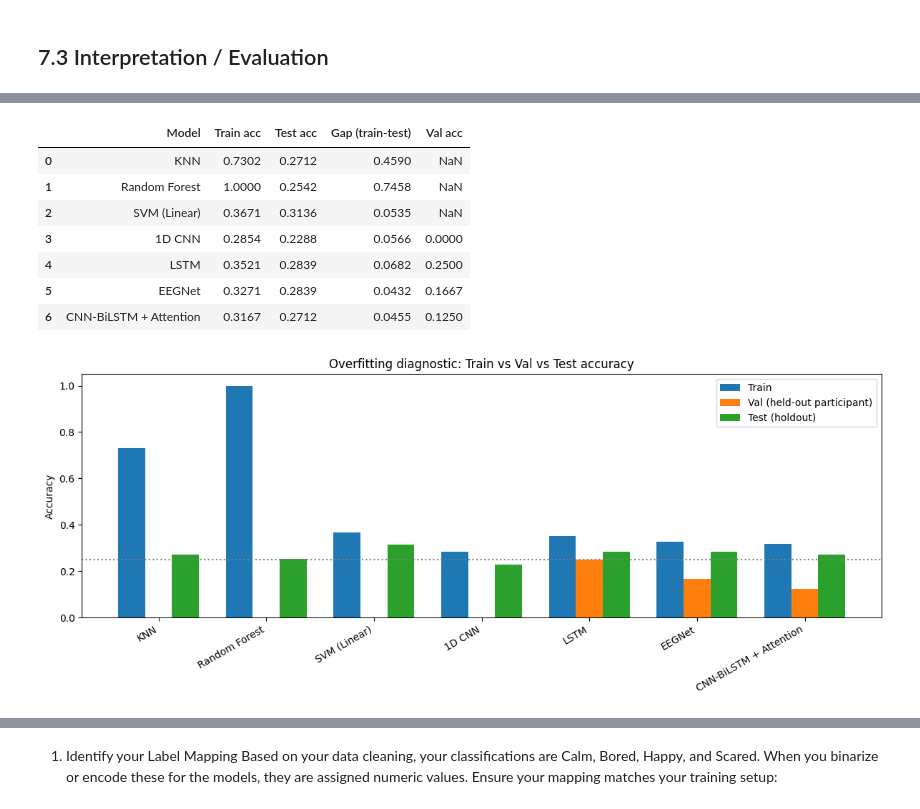
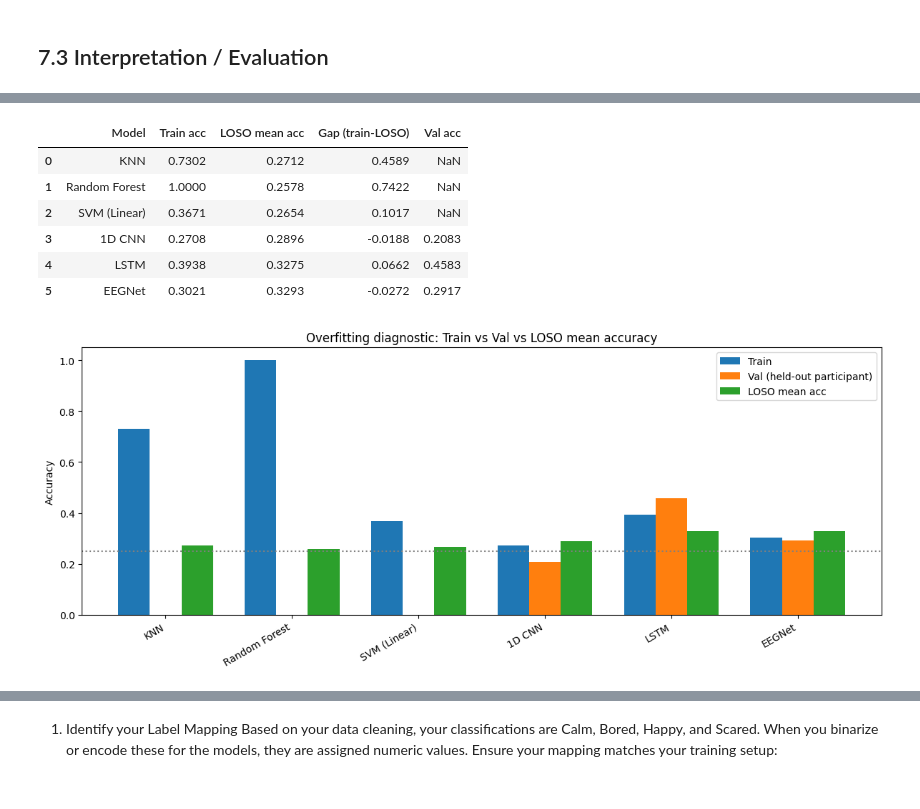
Before and after one commit to mushfique-tajwar/VR-EEG-Deep-Learning, a Jupyter notebook: code.ipynb, the cells around one changed output, grey strips where cells are left out. Saved outputs shown, nothing was run; the diff lists cells and outputs as text; code cells hidden in the pictures.

```diff
--- a/code.ipynb
+++ b/code.ipynb
@@ -1100,7 +1042,7 @@ if 'classic_models' in globals():
 
 print(f"Starting Leave-One-Subject-Out (LOSO) Cross-Validation across {n_splits} folds...\n")
 
-MAX_FOLDS = 10  # Limit folds to avoid RAM exhaustion
+MAX_FOLDS = 15  # Limit folds to avoid RAM exhaustion
 
 # Re-initialize the score dictionary to ensure it catches all models defined in Cell 70
 loso_classical_scores = {name: [] for name in models.keys()}
@@ -2145,22 +1682,11 @@ CNN-BiLSTM + Attention Accuracy - 0.2711864411830902
 # Accuracy comparison across models (only include ones that exist)
 model_acc = {}
 for name, var in [
-    ('Logistic Regression', 'log_acc'),
-    ('Decision Tree', 'dt_acc'),
     ('KNN', 'knn_acc'),
-    ('Naive Bayes', 'nb_acc'),
-    ('GBM', 'gbm_acc'),
     ('SVM (Linear)', 'svm_acc'),
-    ('FANN (MLP)', 'fann_acc'),
-    ('Neural Network (Dense)', 'nn_acc'),
-    ('RNN', 'rnn_acc'),
     ('LSTM', 'lstm_acc'),
-    ('Transformer', 'transformer_acc'),
-    ('Mambular', 'mambular_acc'),
     ('EEGNet', 'eegnet_acc'),
-    ('DeepConvNet', 'deepconvnet_acc'),
     ('1D CNN', 'cnn_acc'),
-    ('BERT-style Transformer', 'bert_acc'),
     ('CNN-BiLSTM + Attention', 'cnn_bilstm_attn_acc'),
  ]:
     if var in globals():
@@ -2829,72 +2221,77 @@ for name in THESIS_ALL:
 # %%
-# ── Overfitting analysis: train vs validation vs test ──
+# ── Overfitting analysis: Train accuracy vs LOSO mean accuracy ──
 overfit_rows = []
 
 # Classical models
-if 'classic_models' in globals():
+if 'classic_models' in globals() and 'loso_classical_scores' in globals():
     for name in THESIS_CLASSICAL:
-        if name not in classic_models:
+        if name not in classic_models or name not in loso_classical_scores:
             continue
         m = classic_models[name]
         tr = accuracy_score(y_train, m.predict(X_train_scaled))
-        te = accuracy_score(y_test, m.predict(X_test_scaled))
-        overfit_rows.append({'Model': name, 'Train acc': tr, 'Test acc': te, 'Gap (train-test)': tr - te})
+        loso_mean = float(np.mean(loso_classical_scores[name]))
+        overfit_rows.append({
+            'Model': name,
+            'Train acc': tr,
+            'LOSO mean acc': loso_mean,
+            'Gap (train-LOSO)': tr - loso_mean,
+        })
 
-# Deep learning (from dl_overfit_stats if available)
-if 'dl_overfit_stats' in globals():
+# Deep learning
+if 'dl_overfit_stats' in globals() and 'loso_dl_scores' in globals():
     for name in THESIS_DL:
-        if name not in dl_overfit_stats:
+        if name not in dl_overfit_stats or name not in loso_dl_scores:
             continue
         s = dl_overfit_stats[name]
+        loso_mean = float(np.mean(loso_dl_scores[name]))
         overfit_rows.append({
             'Model': name,
             'Train acc': s['train_acc'],
             'Val acc': s.get('val_acc', np.nan),
-            'Test acc': s['test_acc'],
-            'Gap (train-test)': s['gap_train_test'],
+            'LOSO mean acc': loso_mean,
+            'Gap (train-LOSO)': s['train_acc'] - loso_mean,
         })
 
 overfit_df = pd.DataFrame(overfit_rows)
 if not overfit_df.empty:
     display(overfit_df.round(4))
 
     fig, ax = plt.subplots(figsize=(12, 5))
     x = np.arange(len(overfit_df))
     w = 0.25
     ax.bar(x - w, overfit_df['Train acc'], width=w, label='Train', color='tab:blue')
     if 'Val acc' in overfit_df.columns and overfit_df['Val acc'].notna().any():
         ax.bar(x, overfit_df['Val acc'], width=w, label='Val (held-out participant)', color='tab:orange')
-    ax.bar(x + w, overfit_df['Test acc'], width=w, label='Test (holdout)', color='tab:green')
+    ax.bar(x + w, overfit_df['LOSO mean acc'], width=w, label='LOSO mean acc', color='tab:green')
     ax.set_xticks(x)
     ax.set_xticklabels(overfit_df['Model'], rotation=30, ha='right')
     ax.set_ylim(0, 1.05)
     ax.set_ylabel('Accuracy')
-    ax.set_title('Overfitting diagnostic: Train vs Val vs Test accuracy')
+    ax.set_title('Overfitting diagnostic: Train vs Val vs LOSO mean accuracy')
     ax.legend()
-    ax.axhline(1/ n_classes_eval, color='gray', ls=':', label='Chance (4-class)')
+    ax.axhline(1 / n_classes_eval, color='gray', ls=':', label='Chance (4-class)')
     plt.tight_layout()
     plt.show()
 
     fig, ax = plt.subplots(figsize=(10, 4))
-    gaps = overfit_df['Gap (train-test)']
+    gaps = overfit_df['Gap (train-LOSO)']
     colors_gap = ['crimson' if g > 0.15 else 'goldenrod' if g > 0.08 else 'seagreen' for g in gaps]
     ax.bar(overfit_df['Model'], gaps, color=colors_gap)
     ax.axhline(0.10, color='red', ls='--', alpha=0.6, label='Gap threshold 0.10')
-    ax.set_ylabel('Train − Test accuracy')
-    ax.set_title('Generalization gap (larger gap ⇒ more overfitting)')
+    ax.set_ylabel('Train − LOSO mean accuracy')
+    ax.set_title('Generalization gap — Train vs LOSO (larger gap ⇒ more overfitting)')
     ax.tick_params(axis='x', rotation=30)
     ax.legend()
     plt.tight_layout()
     plt.show()
 else:
-    print('Run classical + DL training cells first to populate overfitting stats.')
+    print('Run classical + DL training cells and LOSO cells first.')
 # %% [output]
-|  | Model | Train acc | Test acc | Gap (train-test) | Val acc |
-| 0 | KNN | 0.7302 | 0.2712 | 0.4590 | NaN |
-| 1 | Random Forest | 1.0000 | 0.2542 | 0.7458 | NaN |
-| 2 | SVM (Linear) | 0.3671 | 0.3136 | 0.0535 | NaN |
-| 3 | 1D CNN | 0.2854 | 0.2288 | 0.0566 | 0.0000 |
-| 4 | LSTM | 0.3521 | 0.2839 | 0.0682 | 0.2500 |
-| 5 | EEGNet | 0.3271 | 0.2839 | 0.0432 | 0.1667 |
-| 6 | CNN-BiLSTM + Attention | 0.3167 | 0.2712 | 0.0455 | 0.1250 |
+|  | Model | Train acc | LOSO mean acc | Gap (train-LOSO) | Val acc |
+| 0 | KNN | 0.7302 | 0.2712 | 0.4589 | NaN |
+| 1 | Random Forest | 1.0000 | 0.2578 | 0.7422 | NaN |
+| 2 | SVM (Linear) | 0.3671 | 0.2654 | 0.1017 | NaN |
+| 3 | 1D CNN | 0.2708 | 0.2896 | -0.0188 | 0.2083 |
+| 4 | LSTM | 0.3938 | 0.3275 | 0.0662 | 0.4583 |
+| 5 | EEGNet | 0.3021 | 0.3293 | -0.0272 | 0.2917 |
-[figure, old version]
+[figure, new version]
```
Also changed, not shown: parts of 42 cells of this notebook, 1 other file.
